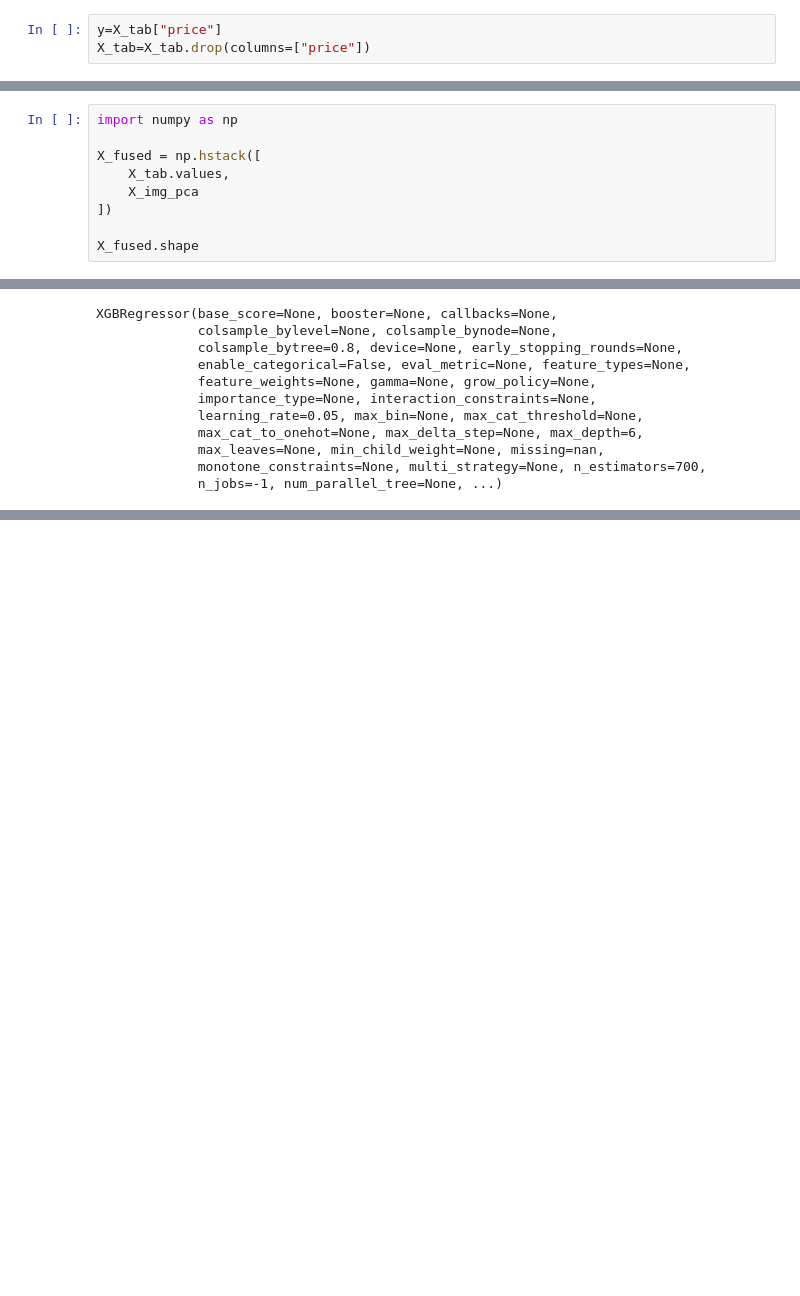
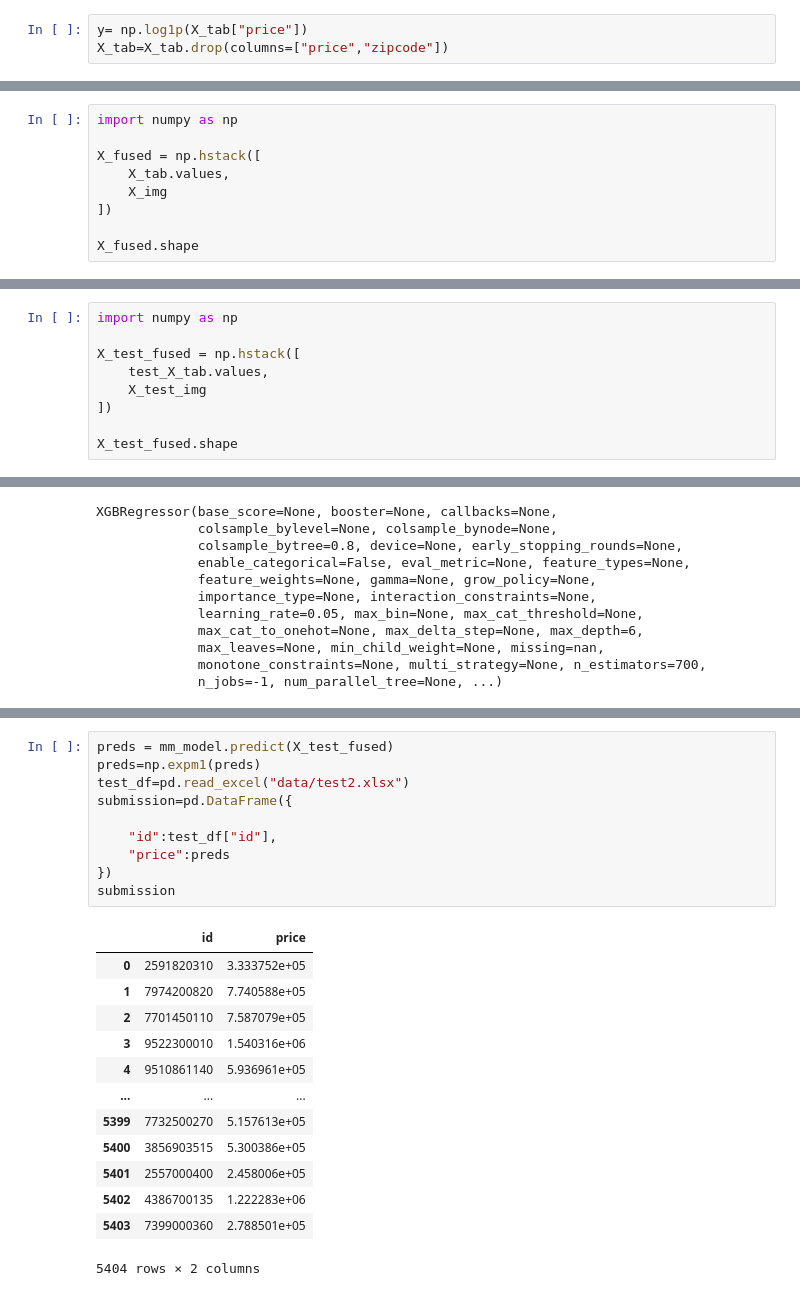
Before and after one commit to abhinav772007/Imagery-Based-Property_Valuation, a Jupyter notebook: model.ipynb, the cells around one changed output, grey strips where cells are left out. Cells and saved outputs as stored; diff of their text form; blank space fills up the shorter version.

```diff
--- a/model.ipynb
+++ b/model.ipynb
@@ -227,6 +318,6 @@ X_img_pca.shape
 # %%
-y=X_tab["price"]
-X_tab=X_tab.drop(columns=["price"])
+y= np.log1p(X_tab["price"])
+X_tab=X_tab.drop(columns=["price","zipcode"])
 # %%
 X_tab.shape,y.shape
 # %% [output]
@@ -238,7 +329,7 @@ import numpy as np
 
 X_fused = np.hstack([
     X_tab.values,
-    X_img_pca
+    X_img
 ])
 
 X_fused.shape
@@ -246,0 +338,9 @@ X_fused.shape
+# %%
+import numpy as np
+
+X_test_fused = np.hstack([
+    test_X_tab.values,
+    X_test_img
+])
+
+X_test_fused.shape
@@ -304,0 +407,24 @@ R²  : 0.8935
+# %%
+preds = mm_model.predict(X_test_fused)
+preds=np.expm1(preds)
+test_df=pd.read_excel("data/test2.xlsx")
+submission=pd.DataFrame({
+
+    "id":test_df["id"],
+    "price":preds
+})
+submission
+# %% [output]
+|  | id | price |
+| 0 | 2591820310 | 3.333752e+05 |
+| 1 | 7974200820 | 7.740588e+05 |
+| 2 | 7701450110 | 7.587079e+05 |
+| 3 | 9522300010 | 1.540316e+06 |
+| 4 | 9510861140 | 5.936961e+05 |
+| ... | ... | ... |
+| 5399 | 7732500270 | 5.157613e+05 |
+| 5400 | 3856903515 | 5.300386e+05 |
+| 5401 | 2557000400 | 2.458006e+05 |
+| 5402 | 4386700135 | 1.222283e+06 |
+| 5403 | 7399000360 | 2.788501e+05 |
+5404 rows × 2 columns
```
Also changed, not shown: parts of 21 cells of this notebook.
